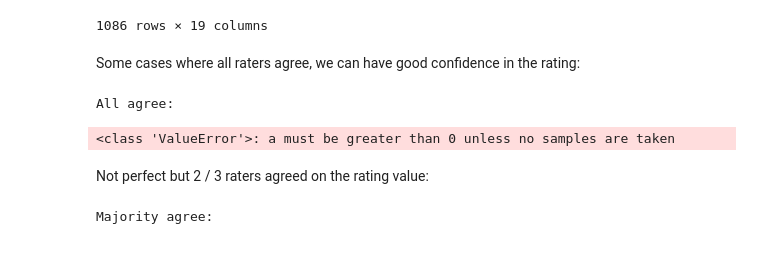
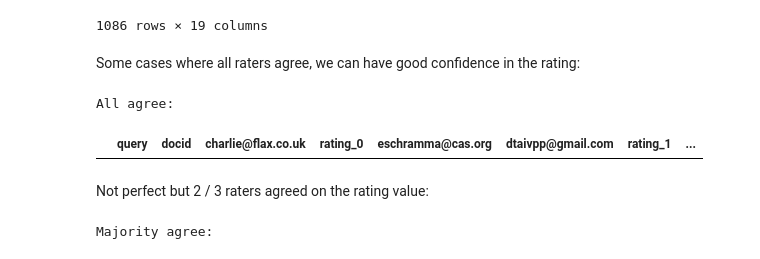
Before and after one commit to o19s/quepid-jupyterlite, a Jupyter notebook: jupyterlite/files/examples/Multiple Raters Analysis.ipynb, the cells around one changed output. Saved outputs shown, nothing was run; the diff lists cells and outputs as text; code cells hidden in the pictures.

Commit message:
Fix up notebook to not show any errors with book id 25

```diff
--- a/jupyterlite/files/examples/Multiple Raters Analysis.ipynb
+++ b/jupyterlite/files/examples/Multiple Raters Analysis.ipynb
@@ -299,10 +299,10 @@ Some cases where all raters agree, we can have good confidence in the rating:
 # %%
 # We have none that everyone agrees on
 print('All agree:')
-df[df['nb_distinct_ratings']==1].sample(5)
+df[df['nb_distinct_ratings']==1]
 # %% [output]
 All agree:
-<class 'ValueError'>: a must be greater than 0 unless no samples are taken
+|  | query | docid | charlie@flax.co.uk | rating_0 | eschramma@cas.org | dtaivpp@gmail.com | rating_1 | ... |
 # %% [markdown]
 Not perfect but 2 / 3 raters agreed on the rating value:
 # %%
```
Also changed, not shown: parts of 4 cells of this notebook.
